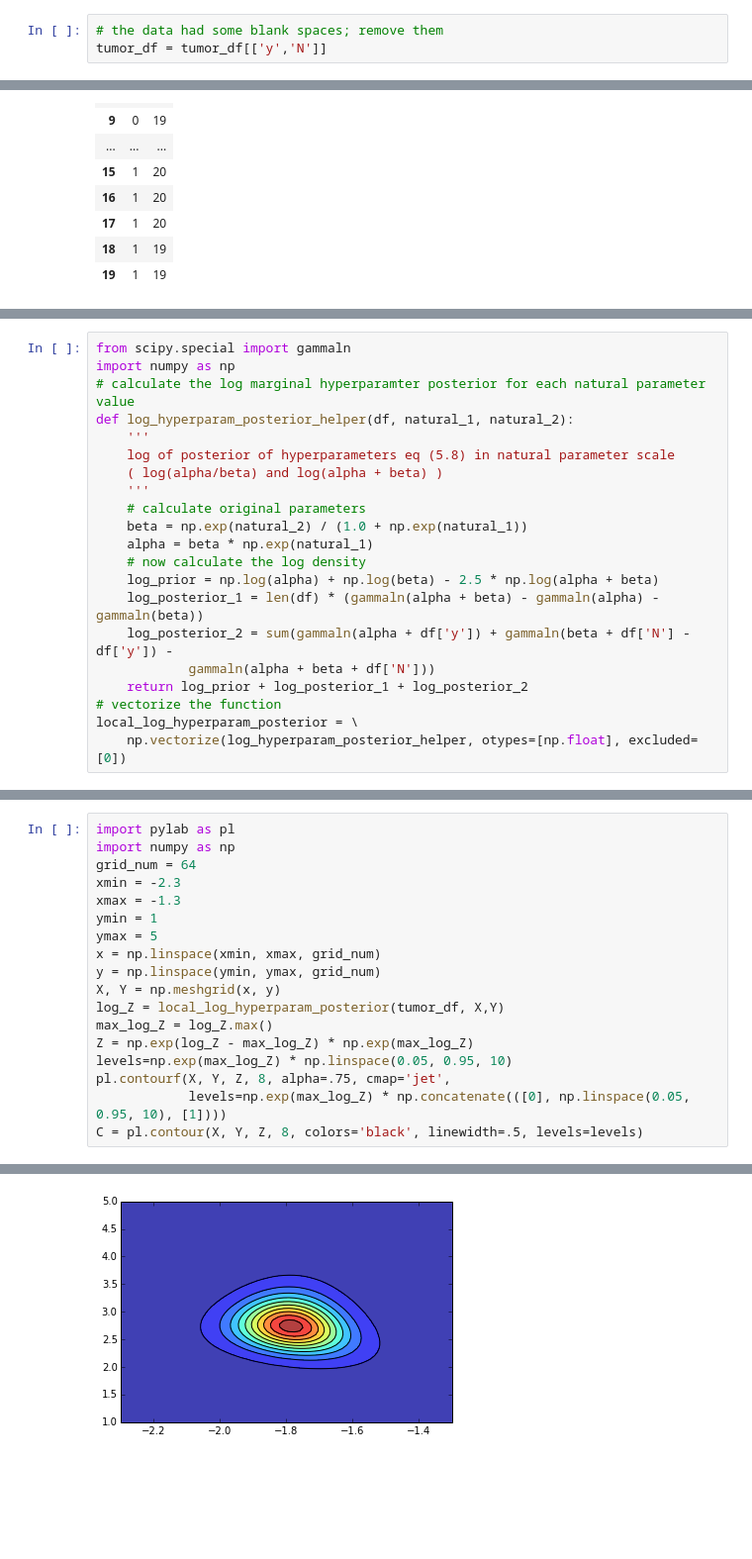
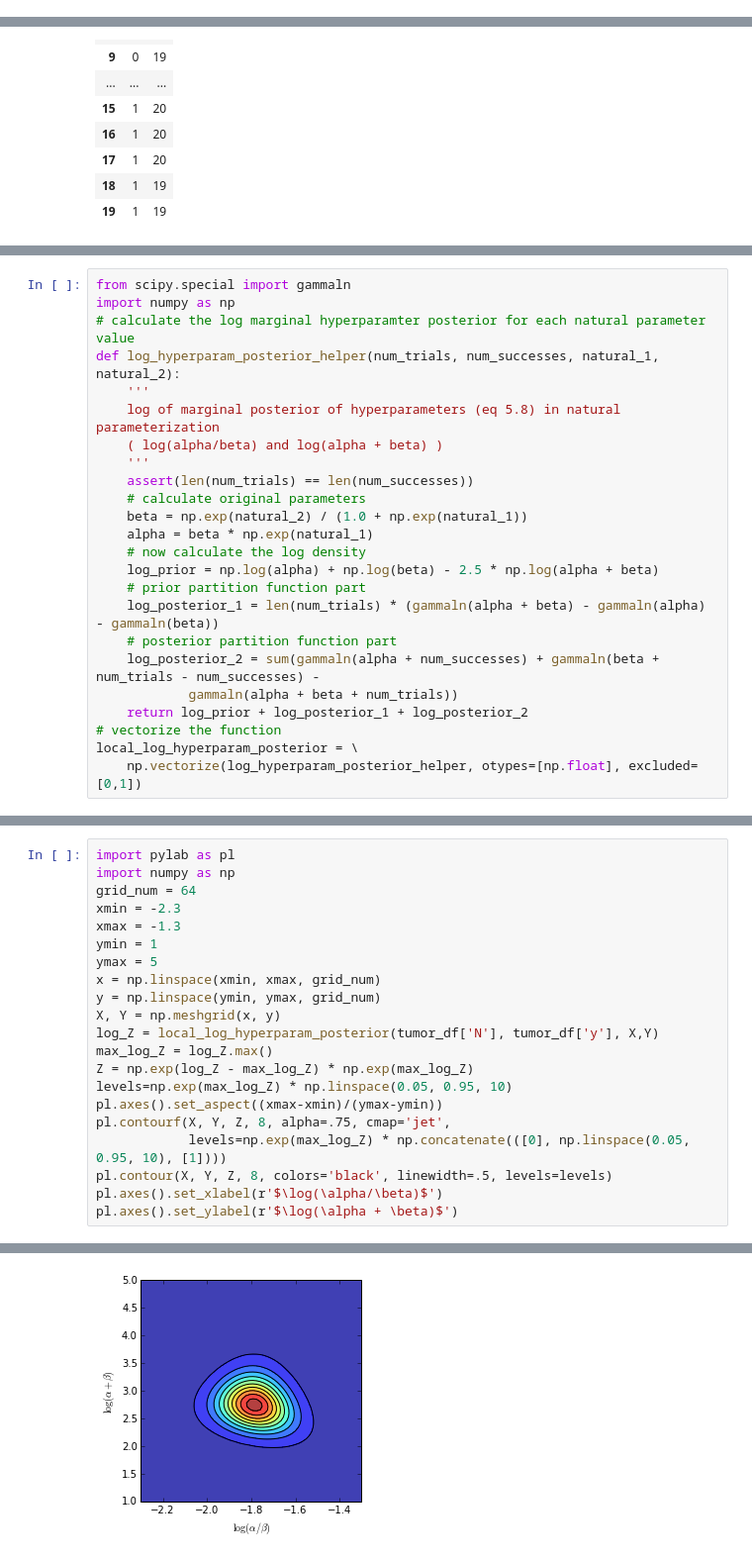
Before and after one commit to bikestra/bdapy, a Jupyter notebook: ch5_3_rat_tumor.ipynb, the cells around one changed output, grey strips where cells are left out. Shown: that part at 99% size. Cells and saved outputs as stored; diff of their text form; blank space fills up the shorter version.

Commit message:
rat tumor example done

```diff
--- a/ch5_3_rat_tumor.ipynb
+++ b/ch5_3_rat_tumor.ipynb
@@ -13,9 +13,6 @@ Populating the interactive namespace from numpy and matplotlib
 from pandas import *
 tumor_df = read_csv("http://www.stat.columbia.edu/~gelman/book/data/rats.asc",
                     index_col=False, skiprows=2, delim_whitespace=True)
-# %%
-# the data had some blank spaces; remove them
-tumor_df = tumor_df[['y','N']]
 # %%
 # the data roughly looks like follows
 tumor_df.head(20)
@@ -49,21 +46,24 @@ Now let us plot the marginal posterior density.  As instructed in the book, here
 from scipy.special import gammaln
 import numpy as np
 # calculate the log marginal hyperparamter posterior for each natural parameter value
-def log_hyperparam_posterior_helper(df, natural_1, natural_2):
+def log_hyperparam_posterior_helper(num_trials, num_successes, natural_1, natural_2):
     '''
-    log of posterior of hyperparameters eq (5.8) in natural parameter scale
+    log of marginal posterior of hyperparameters (eq 5.8) in natural parameterization
     ( log(alpha/beta) and log(alpha + beta) )
     '''
+    assert(len(num_trials) == len(num_successes))
     # calculate original parameters
     beta = np.exp(natural_2) / (1.0 + np.exp(natural_1))
     alpha = beta * np.exp(natural_1)
     # now calculate the log density
     log_prior = np.log(alpha) + np.log(beta) - 2.5 * np.log(alpha + beta)
-    log_posterior_1 = len(df) * (gammaln(alpha + beta) - gammaln(alpha) - gammaln(beta))
-    log_posterior_2 = sum(gammaln(alpha + df['y']) + gammaln(beta + df['N'] - df['y']) -
-            gammaln(alpha + beta + df['N']))
+    # prior partition function part
+    log_posterior_1 = len(num_trials) * (gammaln(alpha + beta) - gammaln(alpha) - gammaln(beta))
+    # posterior partition function part
+    log_posterior_2 = sum(gammaln(alpha + num_successes) + gammaln(beta + num_trials - num_successes) -
+            gammaln(alpha + beta + num_trials))
     return log_prior + log_posterior_1 + log_posterior_2
 # vectorize the function
 local_log_hyperparam_posterior = \
-    np.vectorize(log_hyperparam_posterior_helper, otypes=[np.float], excluded=[0])
+    np.vectorize(log_hyperparam_posterior_helper, otypes=[np.float], excluded=[0,1])
 # %% [markdown]
@@ -79,11 +79,14 @@ ymax = 5
 x = np.linspace(xmin, xmax, grid_num)
 y = np.linspace(ymin, ymax, grid_num)
 X, Y = np.meshgrid(x, y)
-log_Z = local_log_hyperparam_posterior(tumor_df, X,Y)
+log_Z = local_log_hyperparam_posterior(tumor_df['N'], tumor_df['y'], X,Y)
 max_log_Z = log_Z.max()
 Z = np.exp(log_Z - max_log_Z) * np.exp(max_log_Z)
 levels=np.exp(max_log_Z) * np.linspace(0.05, 0.95, 10)
+pl.axes().set_aspect((xmax-xmin)/(ymax-ymin))
 pl.contourf(X, Y, Z, 8, alpha=.75, cmap='jet',
             levels=np.exp(max_log_Z) * np.concatenate(([0], np.linspace(0.05, 0.95, 10), [1])))
-C = pl.contour(X, Y, Z, 8, colors='black', linewidth=.5, levels=levels)
+pl.contour(X, Y, Z, 8, colors='black', linewidth=.5, levels=levels)
+pl.axes().set_xlabel(r'$\log(\alpha/\beta)$')
+pl.axes().set_ylabel(r'$\log(\alpha + \beta)$')
 # %% [output]
@@ -90,2 +94,2 @@ C = pl.contour(X, Y, Z, 8, colors='black', linewidth=.5, levels=levels)
-[figure, old version]
+[figure, new version]
 # %% [markdown]
```
Also changed, not shown: parts of 10 cells of this notebook, 1 other file.
